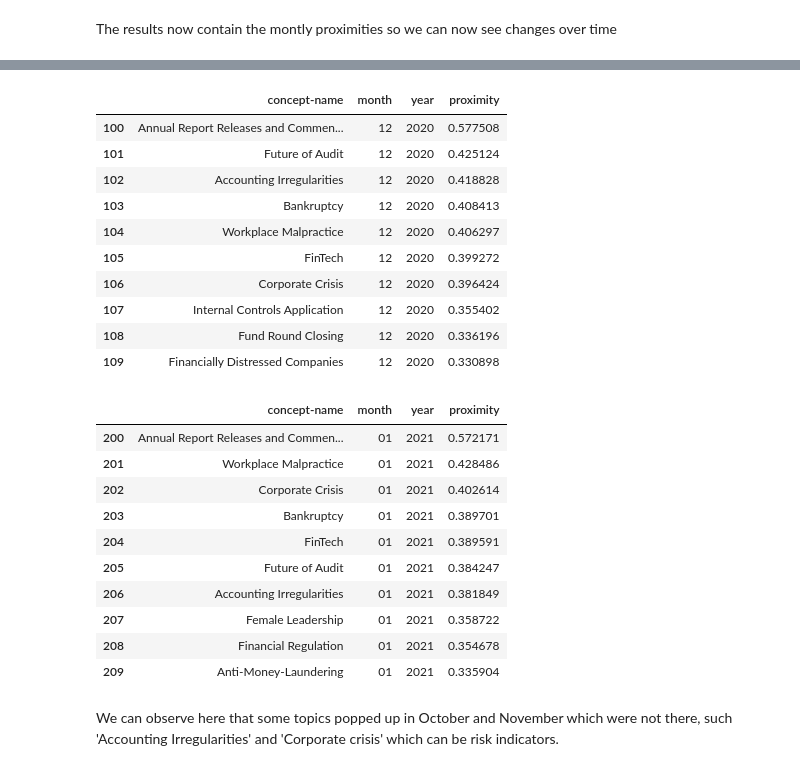
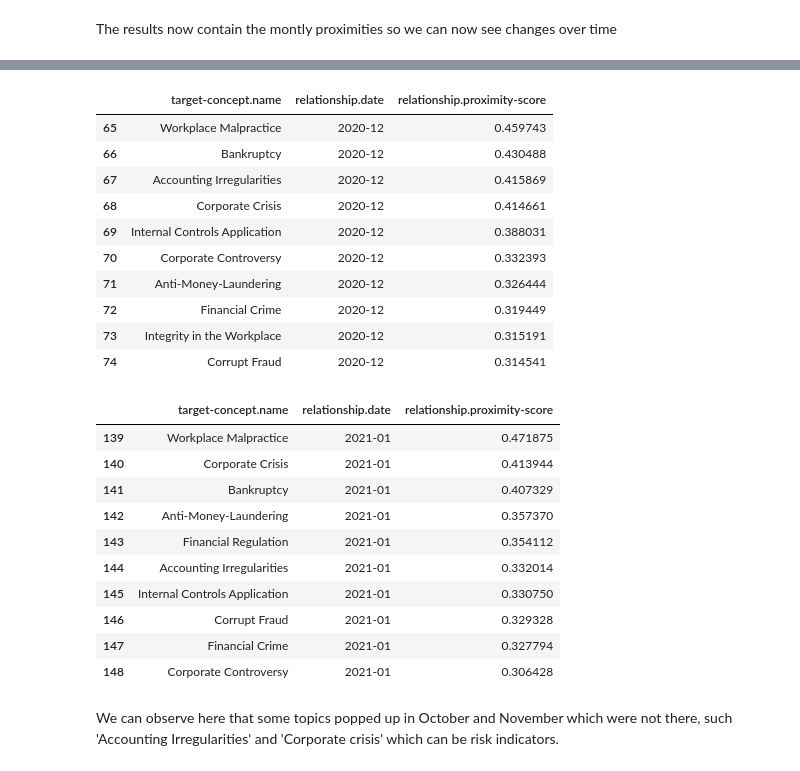
Before and after one commit to signal-ai/signal-api-tools, a Jupyter notebook: notebooks/affinity_tutorial.ipynb, the cells around one changed output, grey strips where cells are left out. Cells and saved outputs as stored; diff of their text form; code cells hidden in the pictures.

```diff
--- a/notebooks/affinity_tutorial.ipynb
+++ b/notebooks/affinity_tutorial.ipynb
@@ -184,14 +201,22 @@ fifteen_months_ago = (pd.to_datetime("today").to_period('M') - 15)
 fourteen_months_ago = fifteen_months_ago + 1
 thirteen_months_ago = fifteen_months_ago + 2
 entity_id = 'eae834b7-5b2f-430e-99ce-770786a971cf' ##  ID for Wirecard
-response = requests.get(
+response = requests.post(
     # call the entities endpoint
-    'https://api.signal-ai.com/affinity/entities/{}/relationships'.format(entity_id),
-    params={
-        'rel-type':'proximity',
-        'start-month':fifteen_months_ago,
-        'end-month': thirteen_months_ago,
-        'size': 100
+    'https://api.signal-ai.com/affinity',
+    json={
+        'source-concept': {
+            'id': entity_id
+        },
+        'relationship': {
+            'type': 'proximity',
+            'date': {
+                'start': fifteen_months_ago.strftime('%Y-%m'),
+                'end': thirteen_months_ago.strftime('%Y-%m')
+            },
+            'interval': 'month',
+            'limit-per-interval': 100
+        }
     },
     # include the access token in the header
     headers={
@@ -224,35 +249,35 @@ df_sep.head(10)[['concept-name','month','year', 'proximity']]
 # %%
-df = pd.DataFrame.from_dict(result['relationships'])
-df_oct = df[df['month']==fourteen_months_ago.strftime('%m')]
-df_oct.head(10)[['concept-name','month','year', 'proximity']]
+df = pd.json_normalize(result['results'])
+df_14_months_ago = df[df['relationship.date']==fourteen_months_ago.strftime('%Y-%m')]
+df_14_months_ago.head(10)[['target-concept.name','relationship.date', 'relationship.proximity-score']]
 # %% [output]
-|  | concept-name | month | year | proximity |
-| 100 | Annual Report Releases and Commen... | 12 | 2020 | 0.577508 |
-| 101 | Future of Audit | 12 | 2020 | 0.425124 |
-| 102 | Accounting Irregularities | 12 | 2020 | 0.418828 |
-| 103 | Bankruptcy | 12 | 2020 | 0.408413 |
-| 104 | Workplace Malpractice | 12 | 2020 | 0.406297 |
-| 105 | FinTech | 12 | 2020 | 0.399272 |
-| 106 | Corporate Crisis | 12 | 2020 | 0.396424 |
-| 107 | Internal Controls Application | 12 | 2020 | 0.355402 |
-| 108 | Fund Round Closing | 12 | 2020 | 0.336196 |
-| 109 | Financially Distressed Companies | 12 | 2020 | 0.330898 |
+|  | target-concept.name | relationship.date | relationship.proximity-score |
+| 65 | Workplace Malpractice | 2020-12 | 0.459743 |
+| 66 | Bankruptcy | 2020-12 | 0.430488 |
+| 67 | Accounting Irregularities | 2020-12 | 0.415869 |
+| 68 | Corporate Crisis | 2020-12 | 0.414661 |
+| 69 | Internal Controls Application | 2020-12 | 0.388031 |
+| 70 | Corporate Controversy | 2020-12 | 0.332393 |
+| 71 | Anti-Money-Laundering | 2020-12 | 0.326444 |
+| 72 | Financial Crime | 2020-12 | 0.319449 |
+| 73 | Integrity in the Workplace | 2020-12 | 0.315191 |
+| 74 | Corrupt Fraud | 2020-12 | 0.314541 |
 # %%
-df = pd.DataFrame.from_dict(result['relationships'])
-df_nov = df[df['month']==thirteen_months_ago.strftime('%m')]
-df_nov.head(10)[['concept-name','month','year','proximity']]
+df = pd.json_normalize(result['results'])
+df_13_months_ago = df[df['relationship.date']==thirteen_months_ago.strftime('%Y-%m')]
+df_13_months_ago.head(10)[['target-concept.name','relationship.date', 'relationship.proximity-score']]
 # %% [output]
-|  | concept-name | month | year | proximity |
-| 200 | Annual Report Releases and Commen... | 01 | 2021 | 0.572171 |
-| 201 | Workplace Malpractice | 01 | 2021 | 0.428486 |
-| 202 | Corporate Crisis | 01 | 2021 | 0.402614 |
-| 203 | Bankruptcy | 01 | 2021 | 0.389701 |
-| 204 | FinTech | 01 | 2021 | 0.389591 |
-| 205 | Future of Audit | 01 | 2021 | 0.384247 |
-| 206 | Accounting Irregularities | 01 | 2021 | 0.381849 |
-| 207 | Female Leadership | 01 | 2021 | 0.358722 |
-| 208 | Financial Regulation | 01 | 2021 | 0.354678 |
-| 209 | Anti-Money-Laundering | 01 | 2021 | 0.335904 |
+|  | target-concept.name | relationship.date | relationship.proximity-score |
+| 139 | Workplace Malpractice | 2021-01 | 0.471875 |
+| 140 | Corporate Crisis | 2021-01 | 0.413944 |
+| 141 | Bankruptcy | 2021-01 | 0.407329 |
+| 142 | Anti-Money-Laundering | 2021-01 | 0.357370 |
+| 143 | Financial Regulation | 2021-01 | 0.354112 |
+| 144 | Accounting Irregularities | 2021-01 | 0.332014 |
+| 145 | Internal Controls Application | 2021-01 | 0.330750 |
+| 146 | Corrupt Fraud | 2021-01 | 0.329328 |
+| 147 | Financial Crime | 2021-01 | 0.327794 |
+| 148 | Corporate Controversy | 2021-01 | 0.306428 |
 # %% [markdown]
 We can observe here that some topics popped up in October and November which were not there, such 'Accounting Irregularities' and 'Corporate crisis' which can be risk indicators.
 # %%
```
Also changed, not shown: parts of 10 cells of this notebook.
